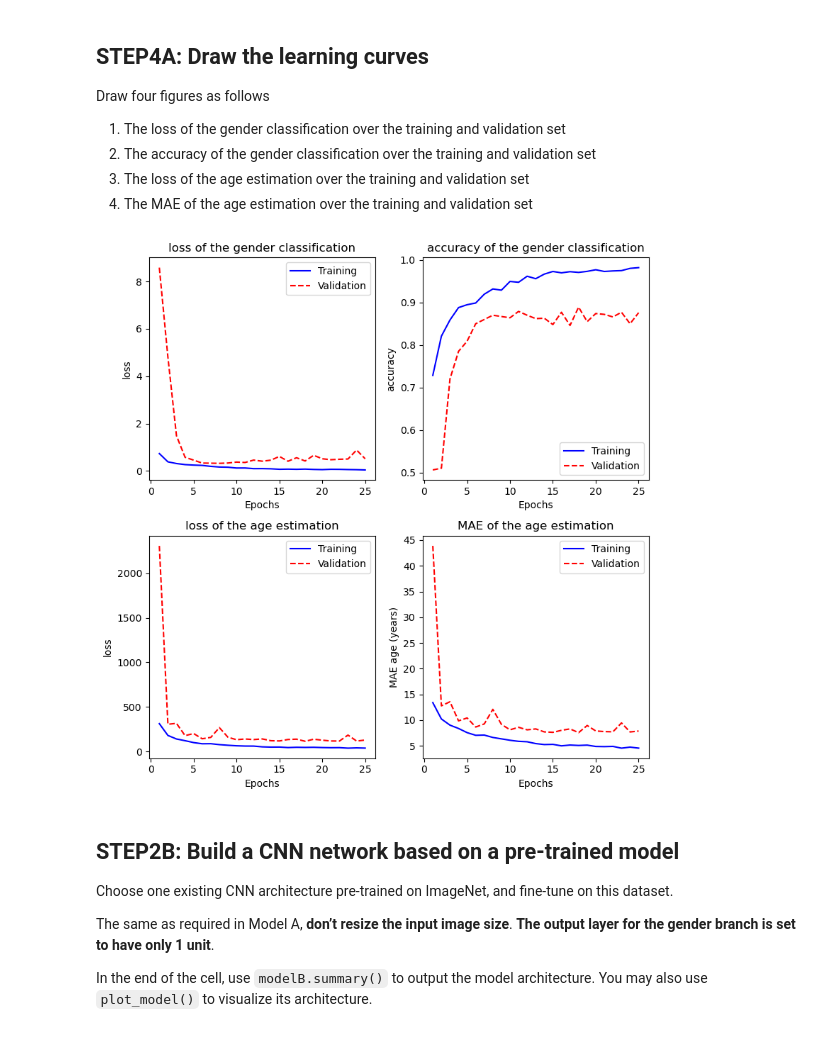
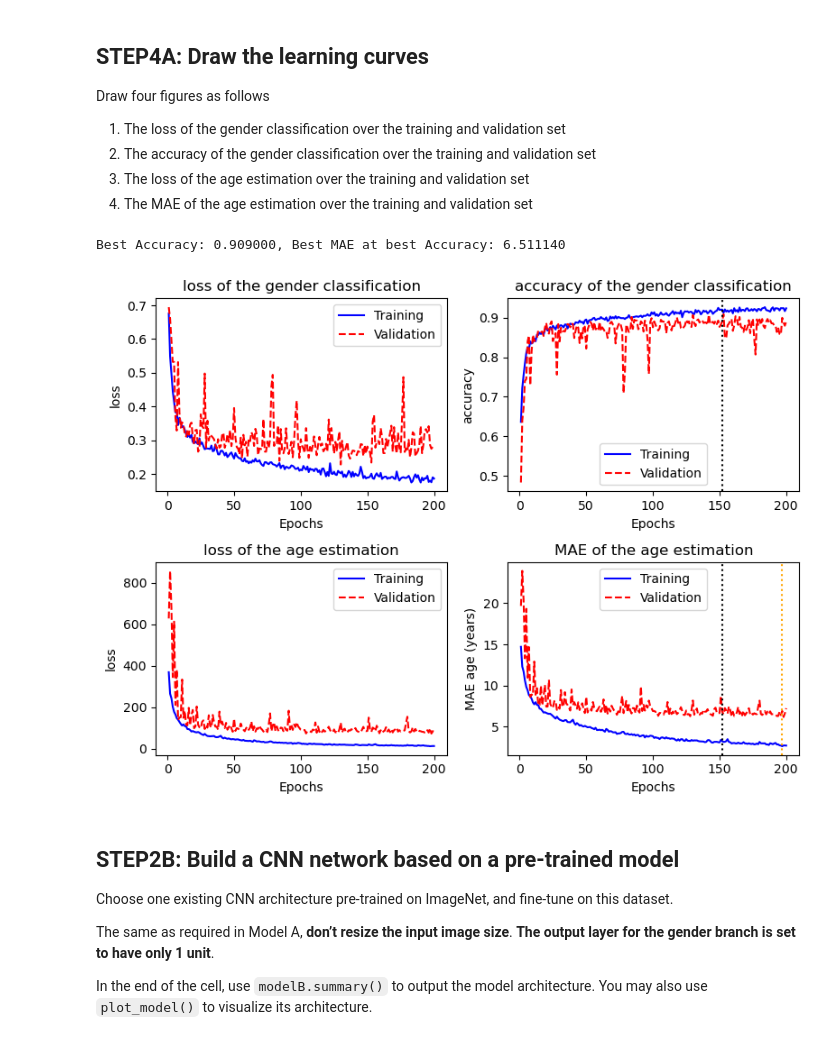
Before and after one commit to BJWiley233/cnn, a Jupyter notebook: test_tf/age_gender_submit.ipynb, the cells around one changed output. Cells and saved outputs as stored; diff of their text form; code cells hidden in the pictures.

```diff
--- a/test_tf/age_gender_submit.ipynb
+++ b/test_tf/age_gender_submit.ipynb
@@ -78,7 +101,7 @@ It is always benificial to know your data well before you start. Here display a
 # Add your code here
 # why would you ever do the plotting/display before ## STEP1: Data pre-processing
 # imshow only works on data scaled between 0 and 1 so do pre-processing first
-pixels2 = pixels/255
+pixels2 = images/255
 
 my_arr = np.array(range(0,20)).reshape((4,5))
 gender_dict = {0:'male', 1:'female'}
@@ -86,6 +109,7 @@ fig, ax = plt.subplots(4, 5, figsize=(12,8))
 
 for i in range(0,4):
   for j in range(0,5):
+    # print(my_arr[i][j])
     ax[i][j].set_xticks([])
     ax[i][j].set_yticks([])
     ax[i][j].grid(False)
@@ -288,34 +376,47 @@ modelA.save(model_folder+"age_gender_A.h5")
 # %%
 #
 # Add your code here
 #
-history = modelA.history.history
+
+with open('output/checkpoint.age_gender_A.dict', "rb") as file_pi:
+    historyA = pickle.load(file_pi)
+
+higest_acc = np.where(np.array(historyA['val_gender_output_accuracy'])==max(historyA['val_gender_output_accuracy']))[0]
+print("Best Accuracy: %f, Best MAE at best Accuracy: %f" % (historyA['val_gender_output_accuracy'][higest_acc[0]],
+                                                            historyA['val_age_output_mae'][higest_acc[0]]))
+lowest_mae = np.where(np.array(historyA['val_age_output_mae'])==min(historyA['val_age_output_mae']))[0]
+
 plots = [
-    [[history['gender_output_loss'],history['val_gender_output_loss']],
-     [history['gender_output_accuracy'],history['val_gender_output_accuracy']]],
-    [[history['age_output_loss'],history['val_age_output_loss']],
-     [history['age_output_mae'],history['val_age_output_mae']]]
+    [[historyA['gender_output_loss'],historyA['val_gender_output_loss']],
+     [historyA['gender_output_accuracy'],historyA['val_gender_output_accuracy']]],
+    [[historyA['age_output_loss'],historyA['val_age_output_loss']],
+     [historyA['age_output_mae'],historyA['val_age_output_mae']]]
 ]
 
 y_axis = [['loss', 'accuracy'],
           ['loss', 'MAE age (years)']]
 
 titles = [['loss of the gender classification', 'accuracy of the gender classification'],
           ['loss of the age estimation', 'MAE of the age estimation']]
 
-fig, ax = plt.subplots(2,2, figsize=(8,8))
+fig, ax = plt.subplots(2,2, figsize=(8,6))
 
 for i in range(0,2):
     for j in range(0,2):
-        ax[i][j].plot(range(1,num_epochs+1),plots[i][j][0], label='Training', linestyle='-', color='blue')
-        ax[i][j].plot(range(1,num_epochs+1),plots[i][j][1], label='Validation', linestyle='--', color='red')
+        ax[i][j].plot(range(1,len(historyA['gender_output_loss'])+1),plots[i][j][0], label='Training', linestyle='-', color='blue')
+        ax[i][j].plot(range(1,len(historyA['gender_output_loss'])+1),plots[i][j][1], label='Validation', linestyle='--', color='red')
+        if j == 1:
+            ax[i][j].axvline(higest_acc, 0,1, linestyle=':', color='black')
+            if i == 1:
+                ax[i][j].axvline(lowest_mae, 0,1, linestyle=':', color='orange')
         ax[i][j].set_xlabel('Epochs')
         ax[i][j].set_ylabel(y_axis[i][j])
         ax[i][j].set_title(titles[i][j])
         ax[i][j].legend()
 fig.tight_layout()
 # %% [output]
+Best Accuracy: 0.909000, Best MAE at best Accuracy: 6.511140
-[figure, old version]
+[figure, new version]
 # %% [markdown]
 ## STEP2B: Build a CNN network based on a pre-trained model
 Choose one existing CNN architecture pre-trained on ImageNet, and fine-tune on this dataset.
```
Also changed, not shown: parts of 18 cells of this notebook.
